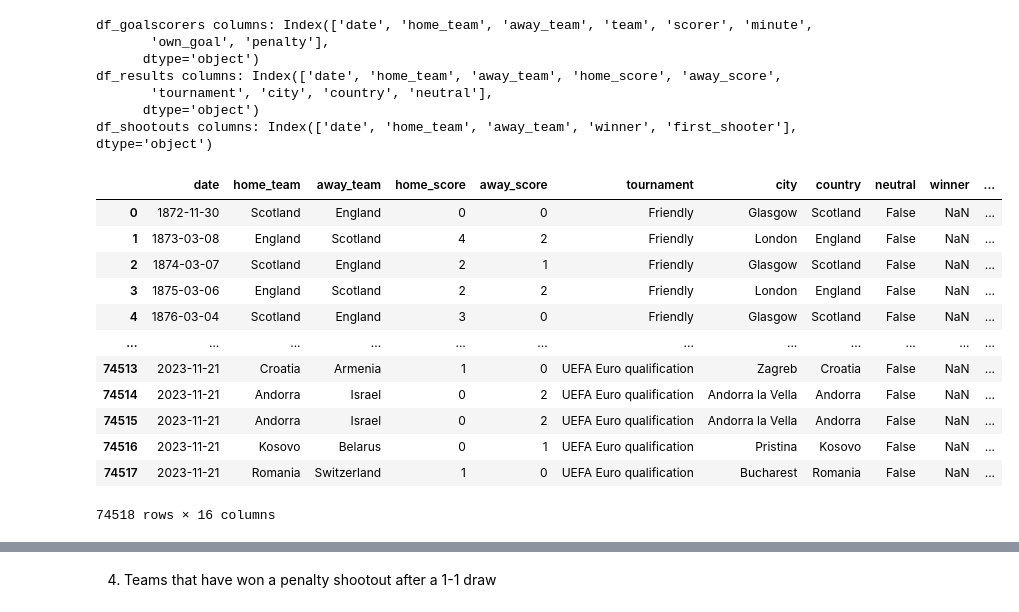
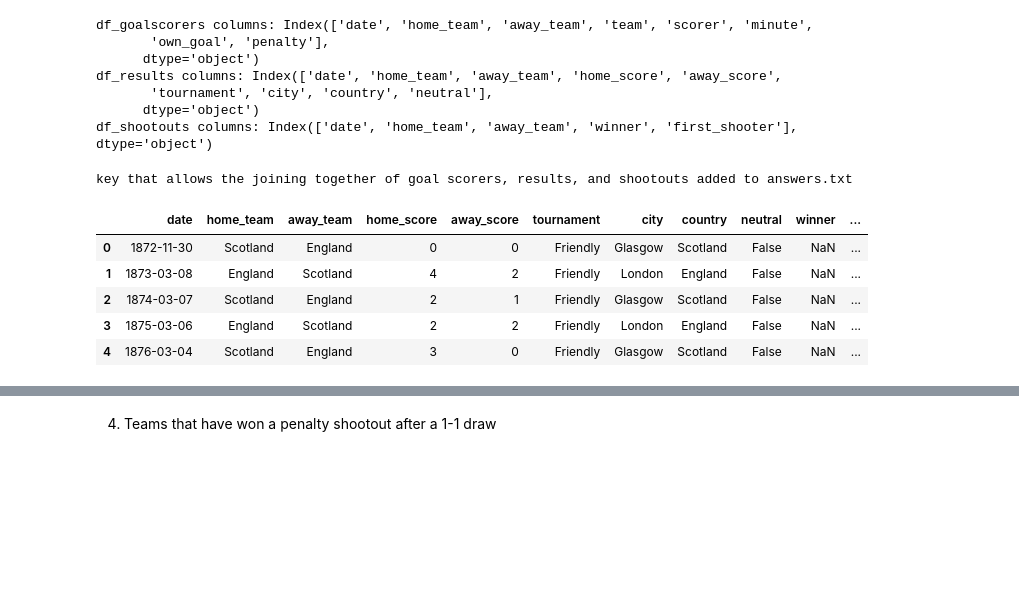
Before and after one commit to EnidFerns/Lilly-DataEngineer-Challenge, a Jupyter notebook: main.ipynb, the cells around one changed output, grey strips where cells are left out. Saved outputs shown, nothing was run; the diff lists cells and outputs as text; code cells hidden in the pictures; blank space fills up the shorter version.

```diff
--- a/main.ipynb
+++ b/main.ipynb
@@ -119,22 +117,23 @@ df_shootouts columns: Index(['date', 'home_team', 'away_team', 'winner', 'first_
+# %%
+# using key as the combination of date, home_team and away_team
+match_key = "date" + "-" + "home_team" + "-" + "away_team"
+with open("answers", "a") as file:
+    file.write("\n\n3. key that allows the joining together of goal scorers, results, and shootouts:\n")
+    file.write(match_key)
+
+print("key that allows the joining together of goal scorers, results, and shootouts added to answers.txt")
+# %% [output]
+key that allows the joining together of goal scorers, results, and shootouts added to answers.txt
 # %%
-# using key as the combination of date, home_team and away_team
-
 df_merged_results = pd.merge(df_results, df_shootouts, on=["date", "home_team", "away_team"], how="left")
 df_merged = pd.merge(df_merged_results, df_goalscorers, on=["date", "home_team", "away_team"], how="left")
 # df_merged_results
-df_merged
+df_merged.head()
 # %% [output]
 |  | date | home_team | away_team | home_score | away_score | tournament | city | country | neutral | winner | ... |
 | 0 | 1872-11-30 | Scotland | England | 0 | 0 | Friendly | Glasgow | Scotland | False | NaN | ... |
 | 1 | 1873-03-08 | England | Scotland | 4 | 2 | Friendly | London | England | False | NaN | ... |
 | 2 | 1874-03-07 | Scotland | England | 2 | 1 | Friendly | Glasgow | Scotland | False | NaN | ... |
 | 3 | 1875-03-06 | England | Scotland | 2 | 2 | Friendly | London | England | False | NaN | ... |
 | 4 | 1876-03-04 | Scotland | England | 3 | 0 | Friendly | Glasgow | Scotland | False | NaN | ... |
-| ... | ... | ... | ... | ... | ... | ... | ... | ... | ... | ... | ... |
-| 74513 | 2023-11-21 | Croatia | Armenia | 1 | 0 | UEFA Euro qualification | Zagreb | Croatia | False | NaN | ... |
-| 74514 | 2023-11-21 | Andorra | Israel | 0 | 2 | UEFA Euro qualification | Andorra la Vella | Andorra | False | NaN | ... |
-| 74515 | 2023-11-21 | Andorra | Israel | 0 | 2 | UEFA Euro qualification | Andorra la Vella | Andorra | False | NaN | ... |
-| 74516 | 2023-11-21 | Kosovo | Belarus | 0 | 1 | UEFA Euro qualification | Pristina | Kosovo | False | NaN | ... |
-| 74517 | 2023-11-21 | Romania | Switzerland | 1 | 0 | UEFA Euro qualification | Bucharest | Romania | False | NaN | ... |
-74518 rows × 16 columns
 # %%
```
Also changed, not shown: parts of 13 cells of this notebook.
